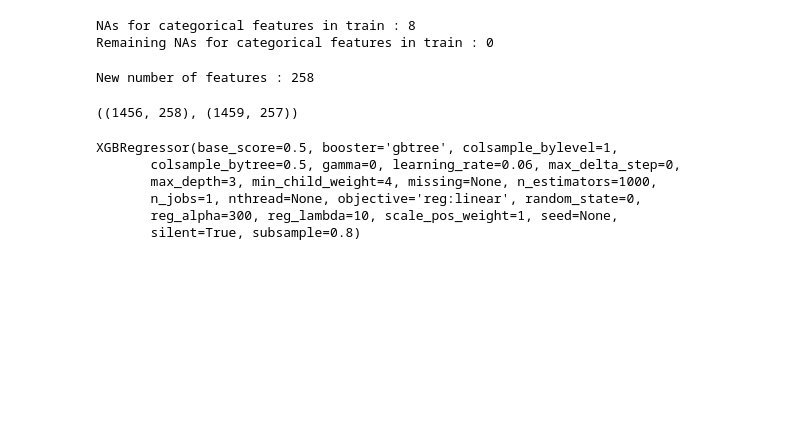
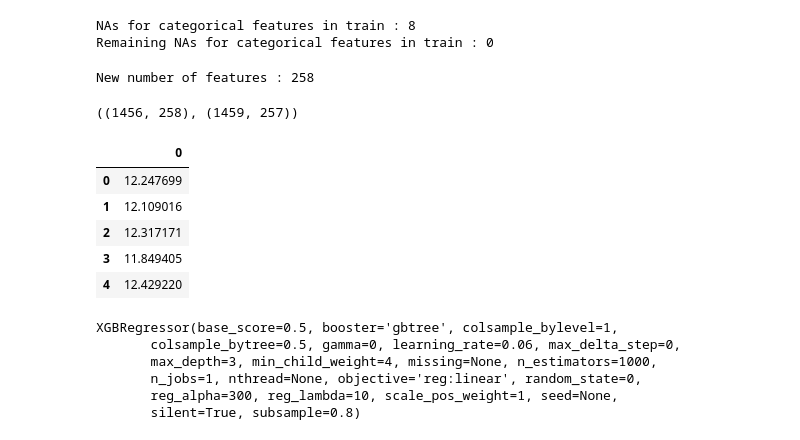
Before and after one commit to abvnithish/Kaggle_HousingPricePrediction, a Jupyter notebook: WorkingNotebook.ipynb, the cells around one changed output. Cells and saved outputs as stored; diff of their text form; code cells hidden in the pictures; blank space fills up the shorter version.

```diff
--- a/WorkingNotebook.ipynb
+++ b/WorkingNotebook.ipynb
@@ -1889,0 +1892,9 @@ train['SalePrice'] = np.log1p(train['SalePrice'])
+# %%
+y_train.head()
+# %% [output]
+|  | 0 |
+| 0 | 12.247699 |
+| 1 | 12.109016 |
+| 2 | 12.317171 |
+| 3 | 11.849405 |
+| 4 | 12.429220 |
```
Also changed, not shown: parts of 8 cells of this notebook, 2 other files.
